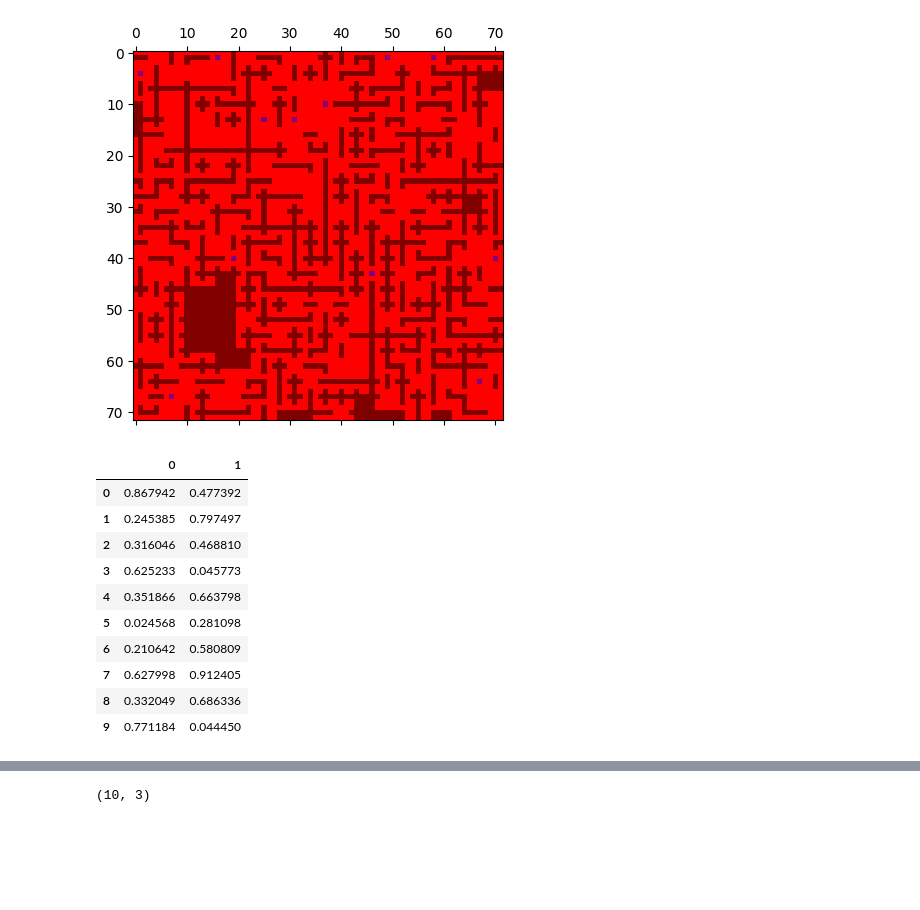
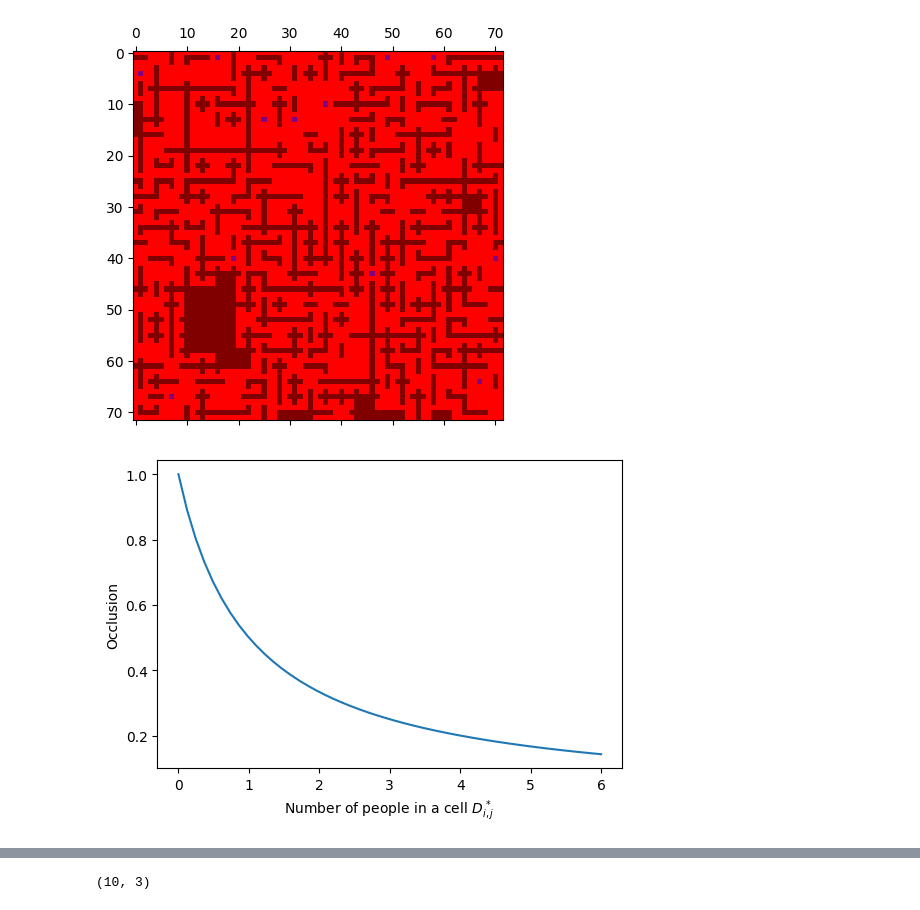
Before and after one commit to viktorvesely/TaC, a Jupyter notebook: simulation/explore.ipynb, the cells around one changed output, grey strips where cells are left out. Cells and saved outputs as stored; diff of their text form; code cells hidden in the pictures; blank space fills up the shorter version.

```diff
--- a/simulation/explore.ipynb
+++ b/simulation/explore.ipynb
@@ -933,28 +933,3 @@ ax.matshow(marker, cmap=cmap)
 [-1.  1.  2.]
 <matplotlib.image.AxesImage at 0x...>
 [figure]
-# %%
-import pandas as pd
-import numpy as np
-
-
-pos1 = np.random.random((10, 2))
-pos2 = np.random.random((10, 2))
-
-ts = [12, 93]
-pos = [pos1, pos2]
-
-for t, pos
-pd.DataFrame(pos1)
-# %% [output]
-|  | 0 | 1 |
-| 0 | 0.867942 | 0.477392 |
-| 1 | 0.245385 | 0.797497 |
-| 2 | 0.316046 | 0.468810 |
-| 3 | 0.625233 | 0.045773 |
-| 4 | 0.351866 | 0.663798 |
-| 5 | 0.024568 | 0.281098 |
-| 6 | 0.210642 | 0.580809 |
-| 7 | 0.627998 | 0.912405 |
-| 8 | 0.332049 | 0.686336 |
-| 9 | 0.771184 | 0.044450 |
@@ -962,0 +936,17 @@ o
+# %%
+import pandas as pd
+import numpy as np
+from matplotlib import pyplot as plt
+
+fig, ax = plt.subplots(figsize=(6, 4))
+
+a = 1
+n_people = np.linspace(0, 10, 50, endpoint=True)
+occlusion = a / (a + n_people)
+
+ax.plot(n_people, occlusion)
+ax.set_xlabel("Number of people in a cell $D^*_{i, j}$")
+ax.set_ylabel("Occlusion")
+fig.savefig("./data/occlusion.pdf")
+# %% [output]
+[figure, added]
```
Also changed, not shown: parts of 4 cells of this notebook, 17 other files.
